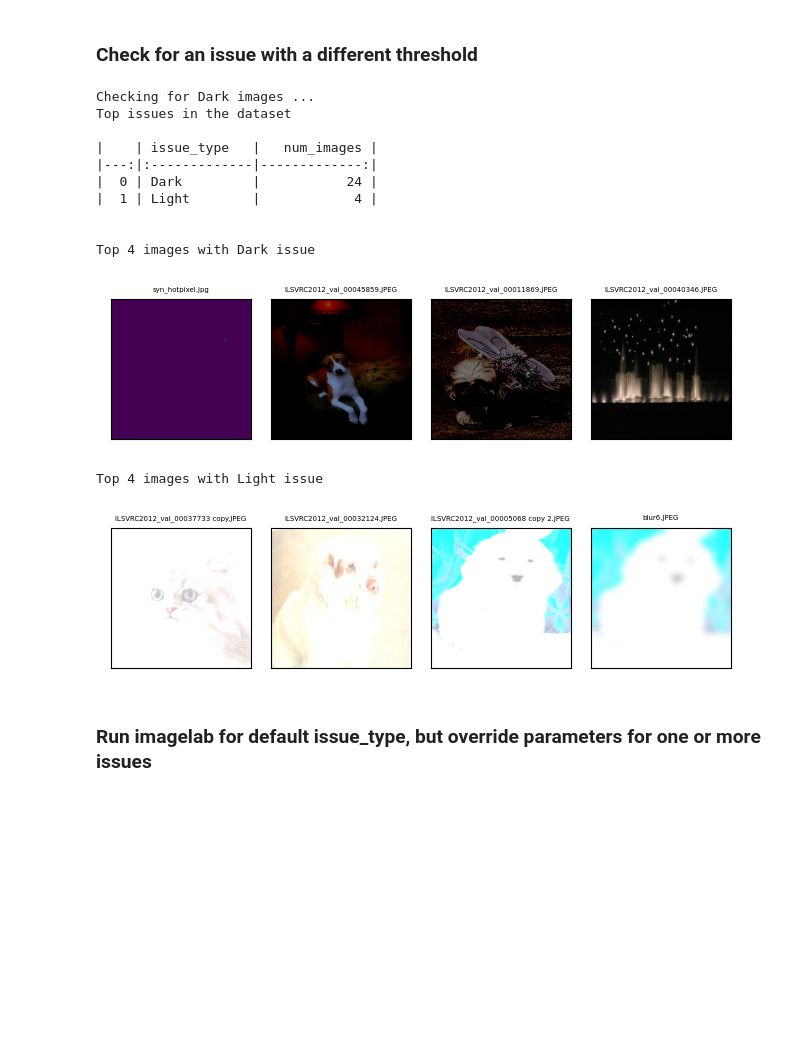
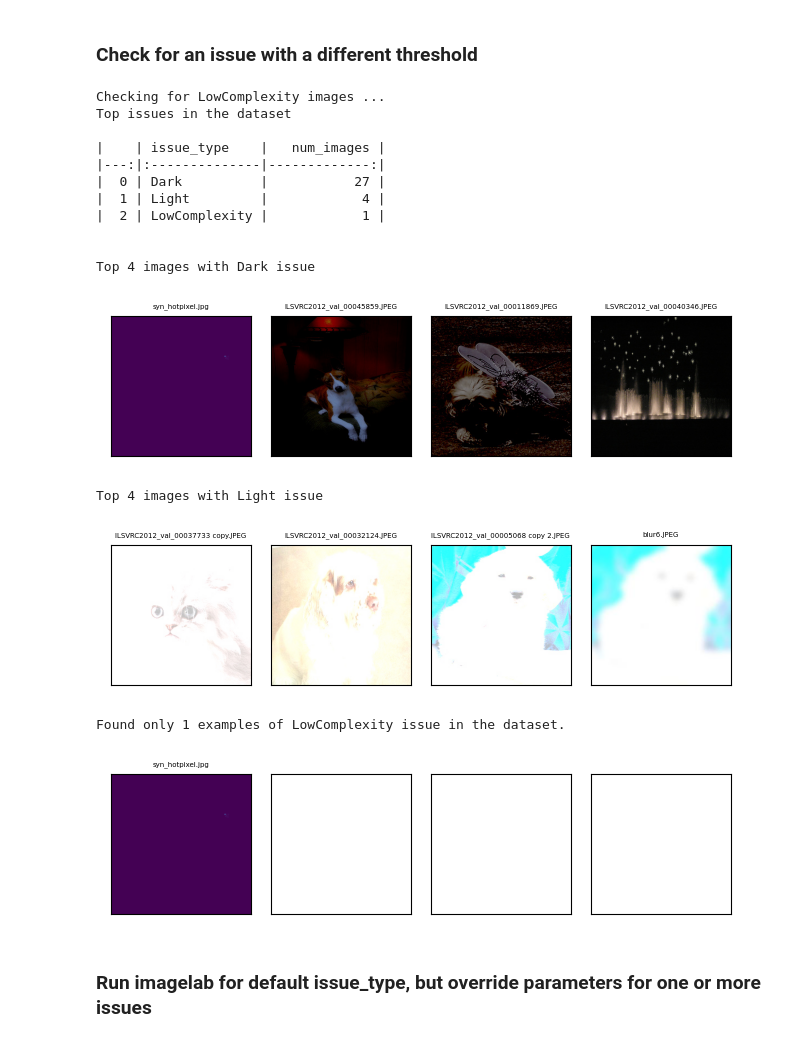
Before and after one commit to cleanlab/cleanvision, a Jupyter notebook: notebooks/demo.ipynb, the cells around one changed output. Cells and saved outputs as stored; diff of their text form; code cells hidden in the pictures; blank space fills up the shorter version.

```diff
--- a/notebooks/demo.ipynb
+++ b/notebooks/demo.ipynb
@@ -71,23 +78,26 @@ Top 4 images with Light issue
 # %% [markdown]
 ### Check for an issue with a different threshold
 # %%
-issue_types = {"Dark": {"threshold": 0.2}}
+issue_types = {"LowComplexity": {"threshold": 0.2}}
 imagelab.find_issues(issue_types)
 imagelab.report()
 # %% [output]
-Checking for Dark images ...
+Checking for LowComplexity images ...
 Top issues in the dataset
 
-|    | issue_type   |   num_images |
-|---:|:-------------|-------------:|
-|  0 | Dark         |           24 |
-|  1 | Light        |            4 |
+|    | issue_type    |   num_images |
+|---:|:--------------|-------------:|
+|  0 | Dark          |           27 |
+|  1 | Light         |            4 |
+|  2 | LowComplexity |            1 |
 
 
 Top 4 images with Dark issue
 [figure]
 Top 4 images with Light issue
 [figure]
+Found only 1 examples of LowComplexity issue in the dataset.
+[figure, added]
 # %% [markdown]
 ### Run imagelab for default issue_type, but override parameters for one or more issues
 # %%
```
Also changed, not shown: parts of 7 cells of this notebook, 6 other files.
